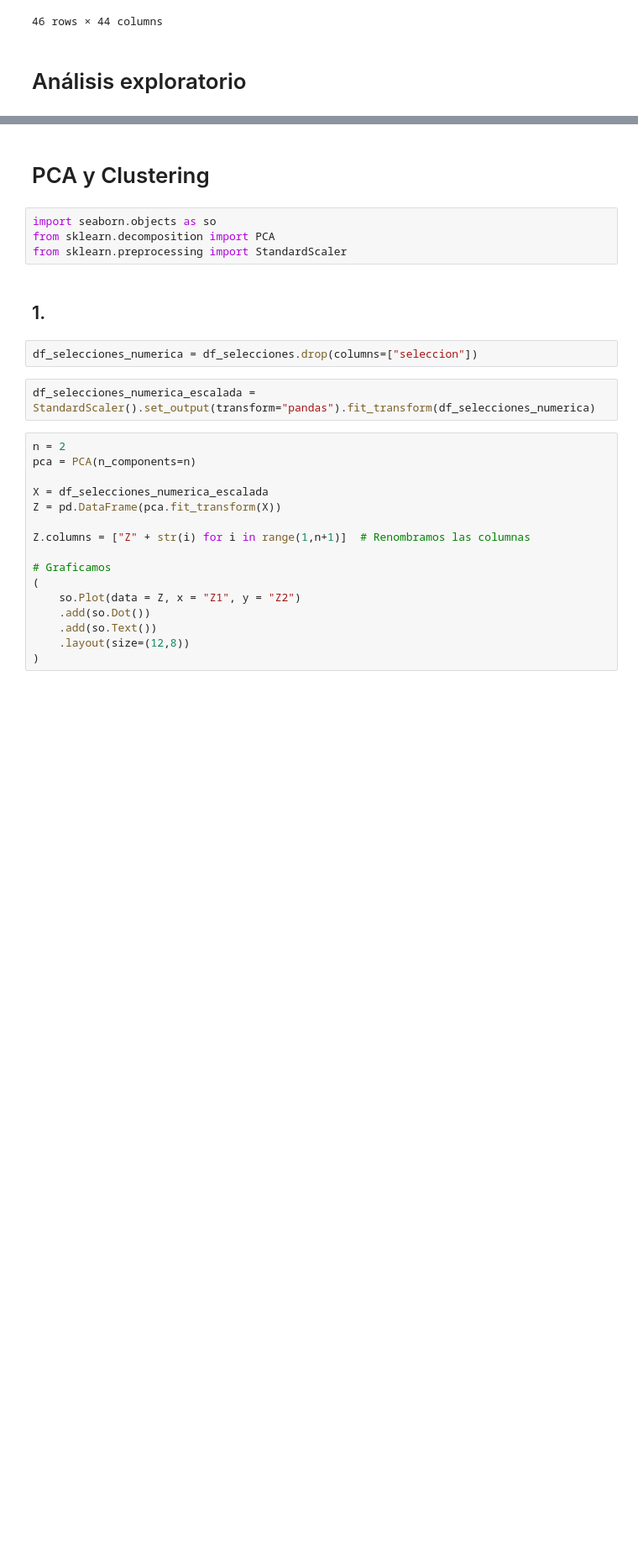
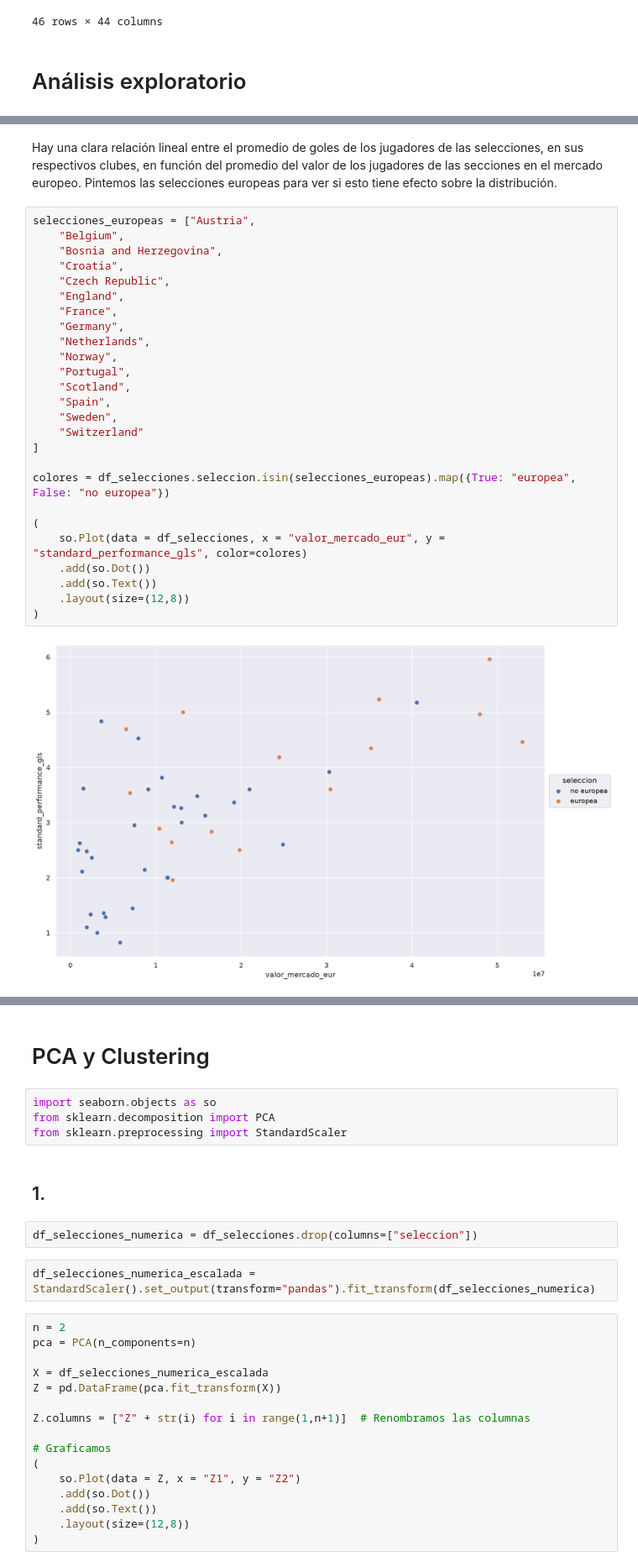
Before and after one commit to vinpalonsky/tp-labo-de-datos, a Jupyter notebook: ejercicio1.ipynb, the cells around one changed output, grey strips where cells are left out. Shown at 84% size. Saved outputs shown, nothing was run; the diff lists cells and outputs as text; blank space fills up the shorter version.

```diff
--- a/ejercicio1.ipynb
+++ b/ejercicio1.ipynb
@@ -362,0 +396,30 @@ Ideas:
+# %% [markdown]
+Hay una clara relación lineal entre el promedio de goles de los jugadores de las selecciones, en sus respectivos clubes, en función del promedio del valor de los jugadores de las secciones en el mercado europeo. Pintemos las selecciones europeas para ver si esto tiene efecto sobre la distribución.
+# %%
+selecciones_europeas = ["Austria",
+    "Belgium",
+    "Bosnia and Herzegovina",
+    "Croatia",
+    "Czech Republic",
+    "England",
+    "France",
+    "Germany",
+    "Netherlands",
+    "Norway",
+    "Portugal",
+    "Scotland",
+    "Spain",
+    "Sweden",
+    "Switzerland"
+]
+
+colores = df_selecciones.seleccion.isin(selecciones_europeas).map({True: "europea", False: "no europea"})
+
+(
+    so.Plot(data = df_selecciones, x = "valor_mercado_eur", y = "standard_performance_gls", color=colores)
+    .add(so.Dot())
+    .add(so.Text())
+    .layout(size=(12,8))
+)
+# %% [output]
+[figure, added]
```
Also changed, not shown: parts of 14 cells of this notebook, 1 other file.
